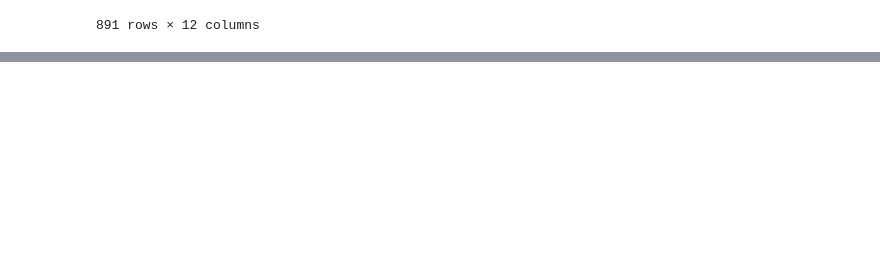
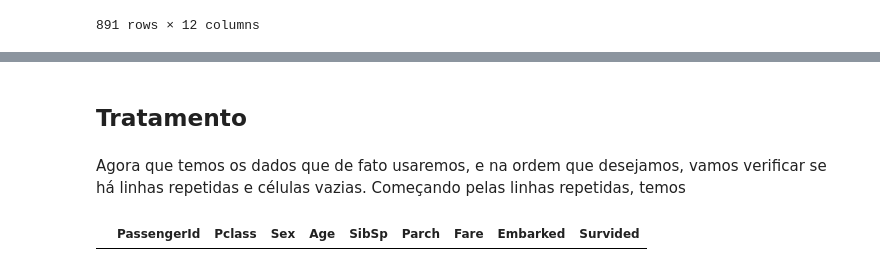
Before and after one commit to gabrielnrt/Kaggle, a Jupyter notebook: Aprendizado/Titanic/ResolucaoTitanic.ipynb, the cells around one changed output, grey strips where cells are left out. Cells and saved outputs as stored; diff of their text form; code cells hidden in the pictures; blank space fills up the shorter version.

```diff
--- a/Aprendizado/Titanic/ResolucaoTitanic.ipynb
+++ b/Aprendizado/Titanic/ResolucaoTitanic.ipynb
@@ -42,0 +88,8 @@ df
+# %% [markdown]
+## Tratamento
+# %% [markdown]
+Agora que temos os dados que de fato usaremos, e na ordem que desejamos, vamos verificar se há linhas repetidas e células vazias. Começando pelas linhas repetidas, temos
+# %%
+df[ df.duplicated(keep = False) ]
+# %% [output]
+|  | PassengerId | Pclass | Sex | Age | SibSp | Parch | Fare | Embarked | Survided |
```
Also changed, not shown: parts of 26 cells of this notebook, 1 other file.
